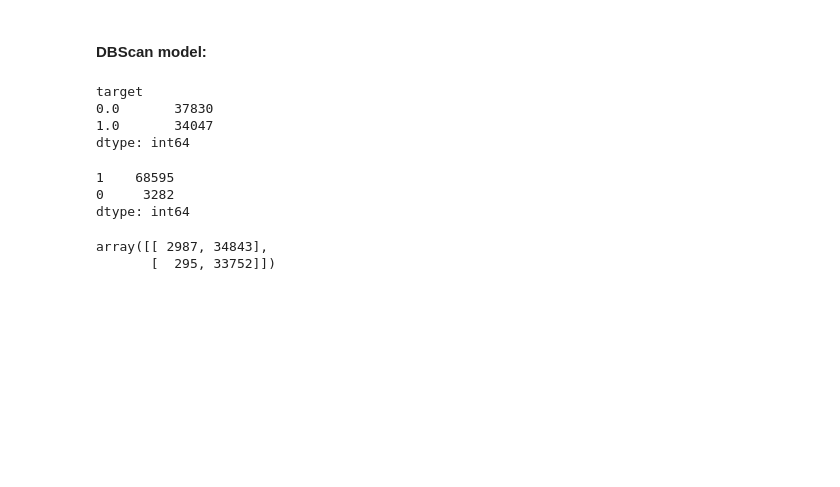
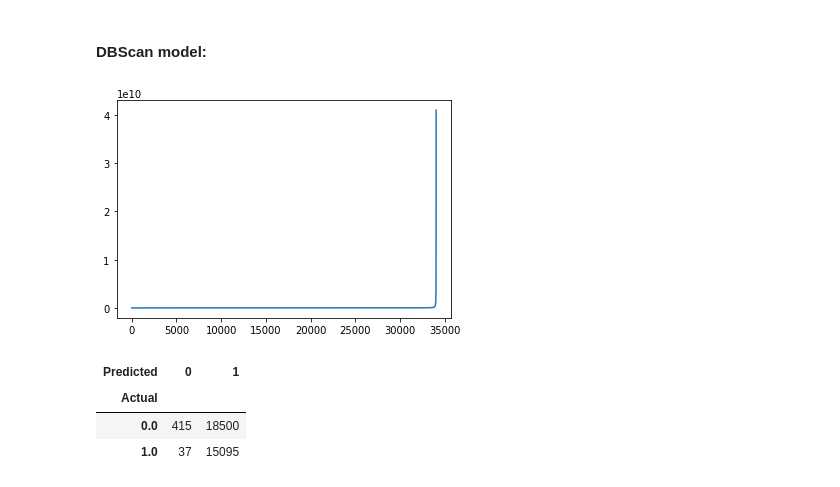
Before and after one commit to manugaco/use_cases, a Jupyter notebook: Fraud_Detection/Unsupervised_ML_fraud_detection.ipynb, the cells around one changed output. Saved outputs shown, nothing was run; the diff lists cells and outputs as text; code cells hidden in the pictures; blank space fills up the shorter version.

```diff
--- a/Fraud_Detection/Unsupervised_ML_fraud_detection.ipynb
+++ b/Fraud_Detection/Unsupervised_ML_fraud_detection.ipynb
@@ -342,7 +347,7 @@ def feat_sel(df_features):
     Y = df_features['target'].values
 
     # feature extraction
-    model = ExtraTreesClassifier(n_estimators=10)
+    model = ExtraTreesClassifier(n_estimators=50)
     model.fit(X, Y)
     importances = model.feature_importances_
     imp_bool = importances > importances.mean()
@@ -371,7 +376,7 @@ def drop_cor(tabla, umbral):
 # %%
 df_feat_train_red_2 = df_feat_train_red.drop(['client_id', 'target'], axis=1)
 cor_mat = df_feat_train_red_2.corr().abs()
-up = cor_mat.where(np.triu(np.ones(cor_mat.shape), k=1).astype(np.bool))
-to_drop = [column for column in up.columns if any(up[column] > 0.95)]
+up = cor_mat.where(np.triu(np.ones(cor_mat.shape), k=1).astype(bool))
+to_drop = [column for column in up.columns if any(up[column] > 0.90)]
 df_feat_train_red_2.drop(to_drop, axis=1, inplace=True)
 df_feat_final = pd.concat([df_feat_train_red[['client_id', 'target']], df_feat_train_red_2], axis=1)
@@ -416,4 +418,4 @@ def balance_data(tabla, under_s, over_s, balan = True):
 
     return(y, X)
 # %%
-y, X = balance_data(df_feat_final, (True, 0.2), (True, 0.9), balan = True)
+y, X = balance_data(df_feat_final, (True, 0.4), (True, 0.8), balan = True)
@@ -431,0 +426,14 @@ dbscan = DBSCAN(eps=20000, min_samples=15).fit(X)
+# %%
+# Determining minimum number of samples:
+minsamps = 2*(X.shape[1]+1)
+# %%
+# Determining the value of epsilon parameter:
+neigh = NearestNeighbors(n_neighbors=minsamps)
+nbrs = neigh.fit(X)
+distances, indices = nbrs.kneighbors(X)
+distances = np.sort(distances, axis=0)
+dist = distances[:,1]
+plt.plot(dist)
+plt.show()
+# %% [output]
+[figure, added]
@@ -434,21 +447,13 @@ y_pred = np.where(pd.DataFrame(dbscan.labels_).rename(columns={0:'preds'})['pred
-# %%
-pd.DataFrame(y).value_counts()
-# %% [output]
-target
-0.0       37830
-1.0       34047
-dtype: int64
-# %%
-pd.DataFrame(y_pred).value_counts()
-# %% [output]
-1    68595
-0     3282
-dtype: int64
-# %%
-metrics.confusion_matrix(y, y_pred)
-# %% [output]
-array([[ 2987, 34843],
-       [  295, 33752]])
+# %%
+y = pd.Series(y, name='Actual')
+y_pred = pd.Series(y_pred, name='Predicted')
+c_mat = pd.crosstab(y, y_pred)
+c_mat
+# %% [output]
+| Predicted | 0 | 1 |
+| Actual |  |  |
+| 0.0 | 415 | 18500 |
+| 1.0 | 37 | 15095 |
 # %%
 fpr, tpr, thresholds = metrics.roc_curve(y, y_pred, pos_label=1)
 print("ROC AUC: %.2f%%" % (round(metrics.auc(fpr, tpr)*100, 2)))
```
Also changed, not shown: parts of 9 cells of this notebook.
